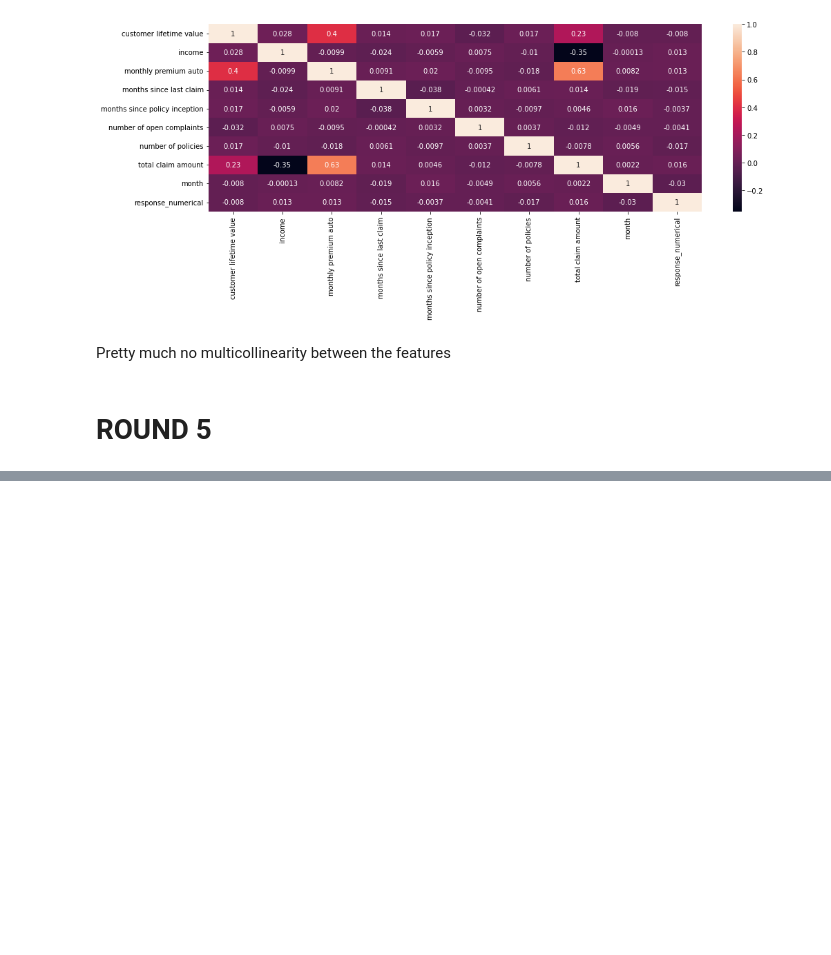
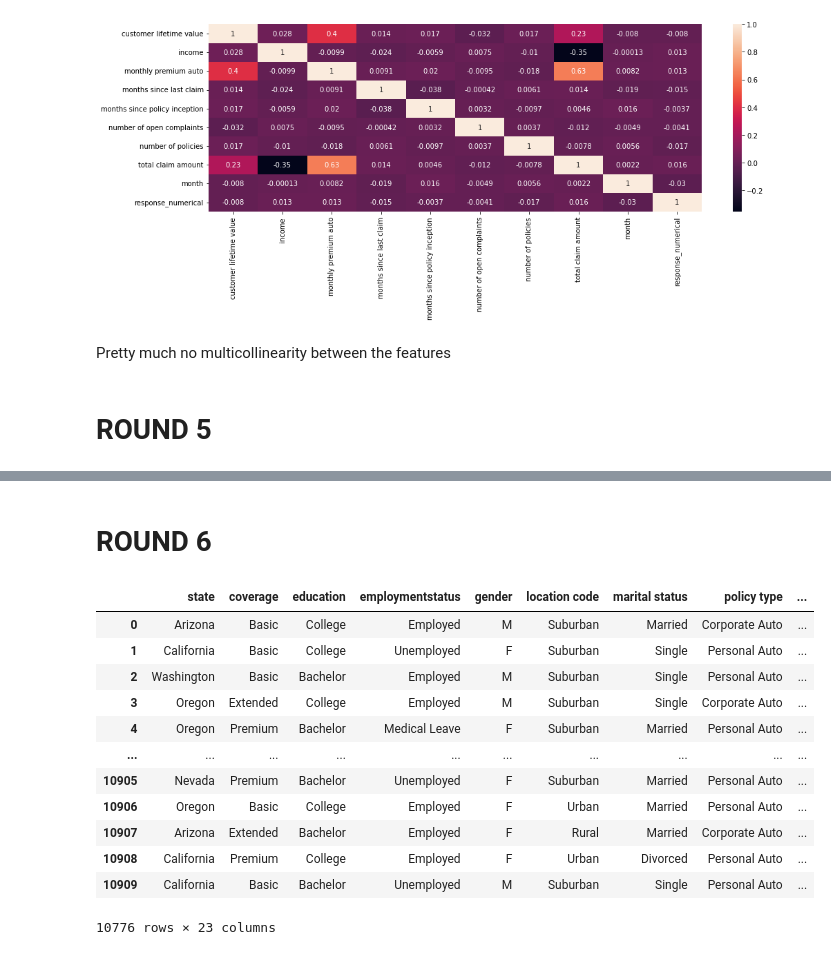
Before and after one commit to JPSittinger/lab-customer-analysis-round-2, a Jupyter notebook: files_for_lab/csv_files/Solution.ipynb, the cells around one changed output, grey strips where cells are left out. Drawn from its saved outputs; the diff is of its cells as text; code cells hidden in the pictures; blank space fills up the shorter version.

Commit message:
Round 6

```diff
--- a/files_for_lab/csv_files/Solution.ipynb
+++ b/files_for_lab/csv_files/Solution.ipynb
@@ -605,0 +576,22 @@ pd.DataFrame(x_standardized, columns=X.columns)
+# %% [markdown]
+# ROUND 6
+# %%
+categoricals = categoricals.drop('response', axis=1)
+# categoricals
+# %%
+df = pd.concat([categoricals, numerical], axis=1)
+df
+# %% [output]
+|  | state | coverage | education | employmentstatus | gender | location code | marital status | policy type | ... |
+| 0 | Arizona | Basic | College | Employed | M | Suburban | Married | Corporate Auto | ... |
+| 1 | California | Basic | College | Unemployed | F | Suburban | Single | Personal Auto | ... |
+| 2 | Washington | Basic | Bachelor | Employed | M | Suburban | Single | Personal Auto | ... |
+| 3 | Oregon | Extended | College | Employed | M | Suburban | Single | Corporate Auto | ... |
+| 4 | Oregon | Premium | Bachelor | Medical Leave | F | Suburban | Married | Personal Auto | ... |
+| ... | ... | ... | ... | ... | ... | ... | ... | ... | ... |
+| 10905 | Nevada | Premium | Bachelor | Unemployed | F | Suburban | Married | Personal Auto | ... |
+| 10906 | Oregon | Basic | College | Employed | F | Urban | Married | Personal Auto | ... |
+| 10907 | Arizona | Extended | Bachelor | Employed | F | Rural | Married | Corporate Auto | ... |
+| 10908 | California | Premium | College | Employed | F | Urban | Divorced | Personal Auto | ... |
+| 10909 | California | Basic | Bachelor | Unemployed | M | Suburban | Single | Personal Auto | ... |
+10776 rows × 23 columns
```
Also changed, not shown: parts of 23 cells of this notebook, 3 other files.
